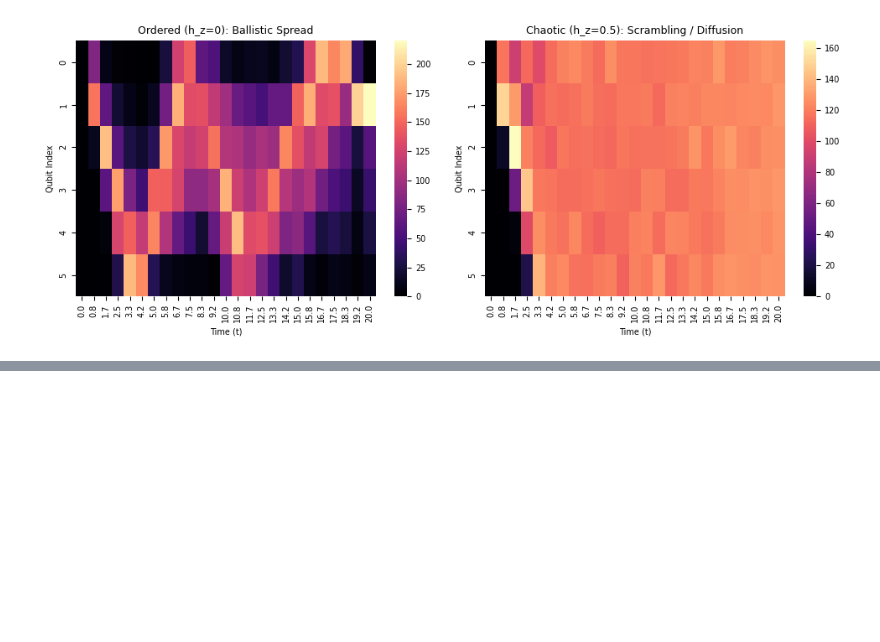
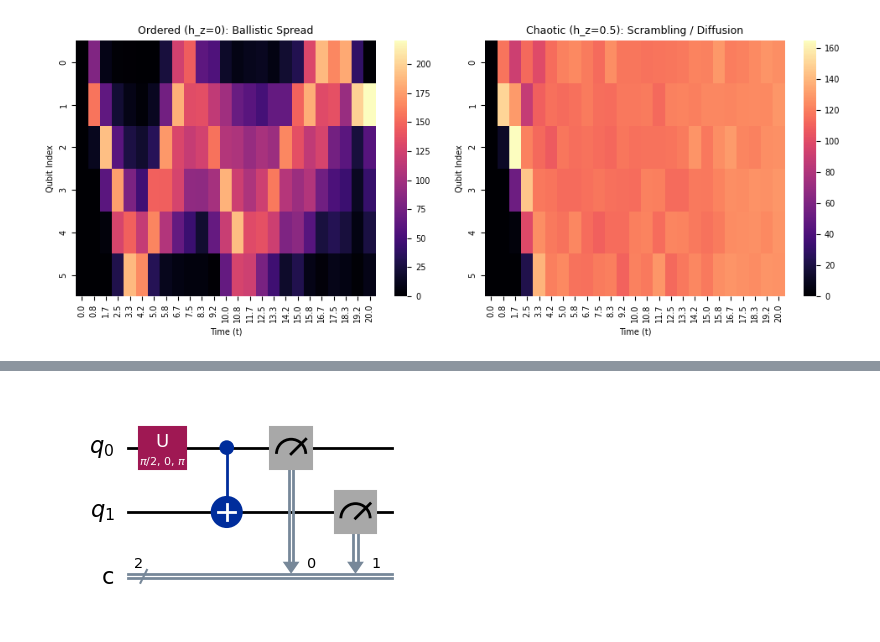
Before and after one commit to deltorobarba/science, a Jupyter notebook: science.ipynb, the cells around one changed output, grey strips where cells are left out. Drawn from its saved outputs; the diff is of its cells as text; code cells hidden in the pictures; blank space fills up the shorter version.

```diff
--- a/science.ipynb
+++ b/science.ipynb
@@ -374,0 +439,11 @@ plt.show()
+# %%
+# 2. Quantum Circuit: Bell State Preparation
+  # https://eu-de.quantum.cloud.ibm.com/docs/de/tutorials
+qc = QuantumCircuit(2, 2)
+qc.h(0)     # Superposition
+qc.cx(0, 1) # Entanglement. Test also with swap to see decomposition
+qc.measure([0, 1], [0, 1])
+#display(qc.draw("mpl"))
+qc.decompose().draw("mpl")
+# %% [output]
+[figure, added]
```
Also changed, not shown: parts of 10 cells of this notebook.
